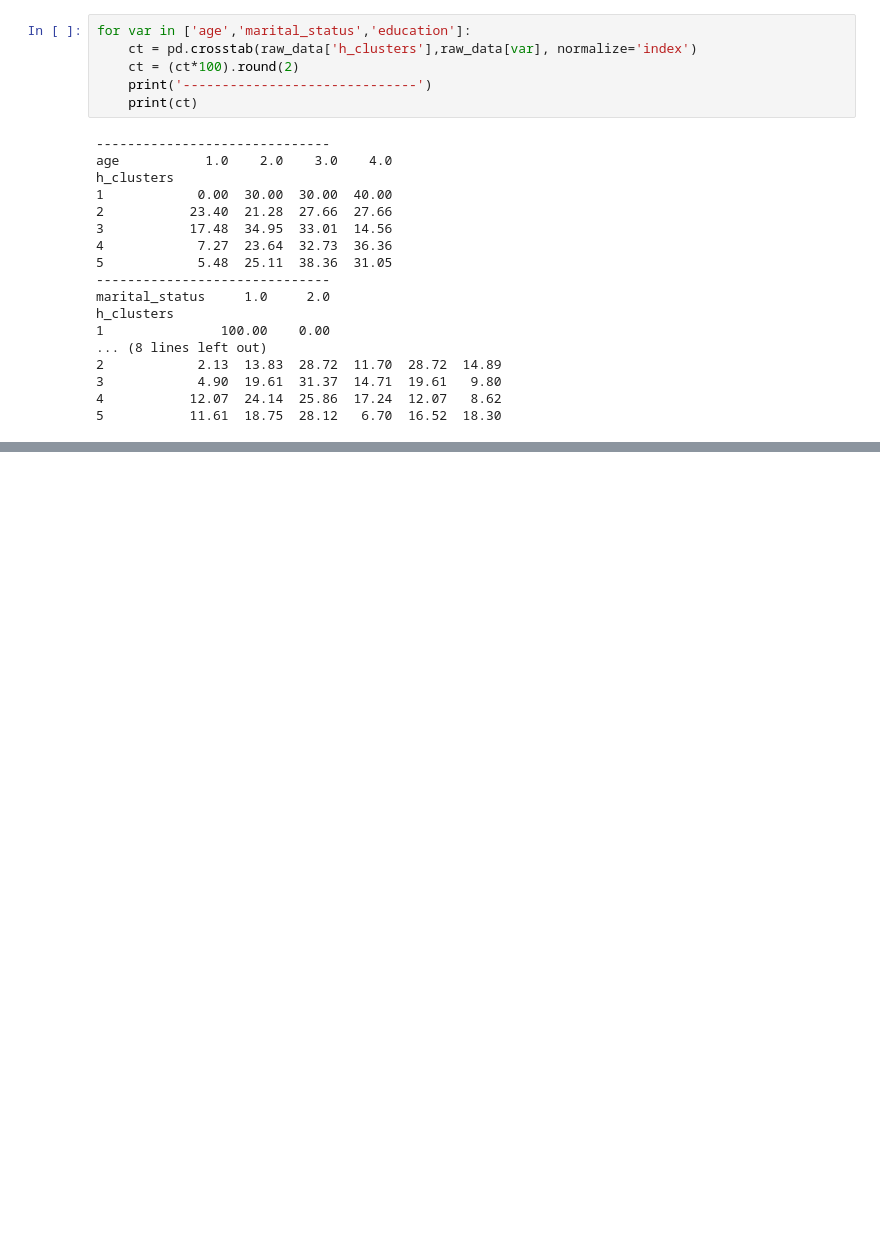
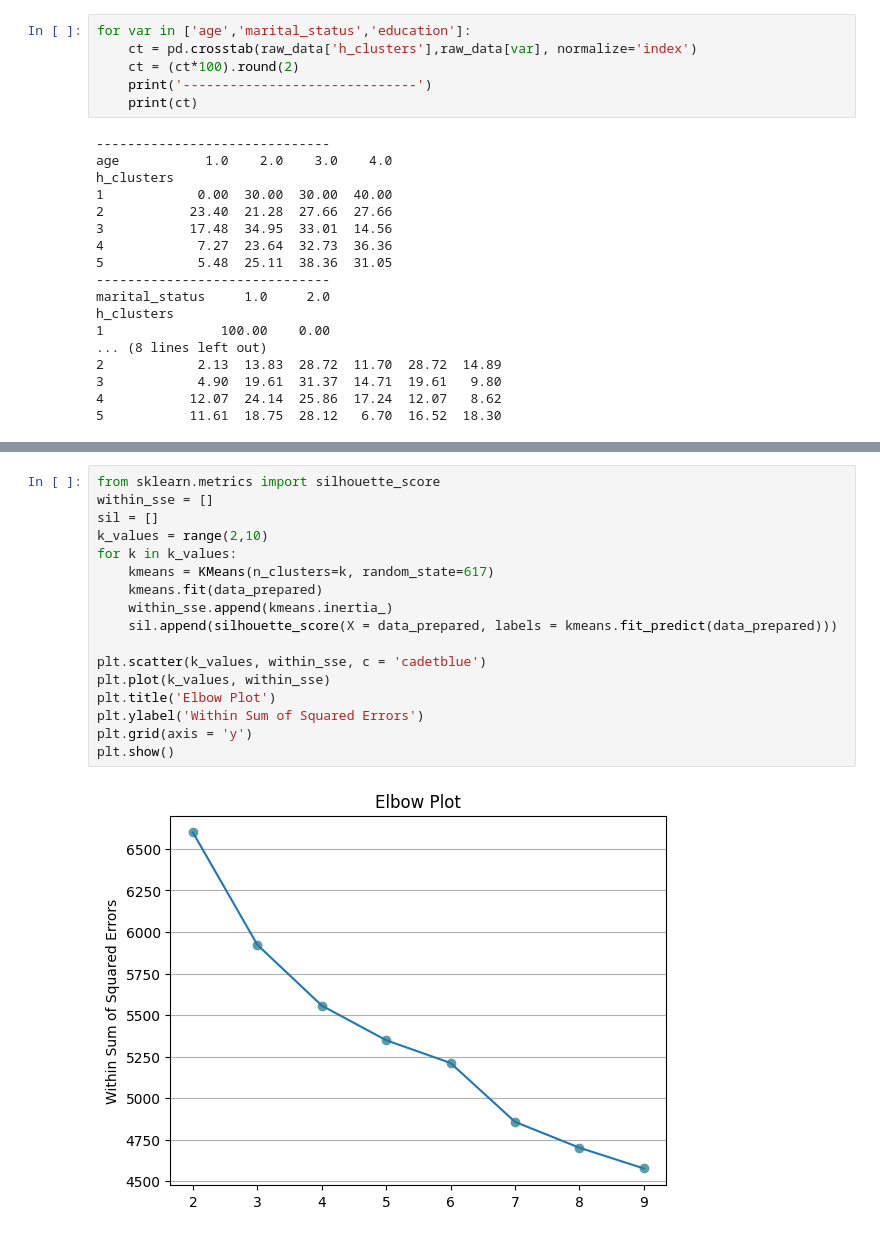
Before and after one commit to AtharvTungatkar/MBA-DAT-617-Data-Science-for-Business, a Jupyter notebook: In Class/clustering.ipynb, the cells around one changed output, grey strips where cells are left out. Saved outputs shown, nothing was run; the diff lists cells and outputs as text; blank space fills up the shorter version.

```diff
--- a/In Class/clustering.ipynb
+++ b/In Class/clustering.ipynb
@@ -182,0 +199,19 @@ h_clusters
+# %%
+from sklearn.metrics import silhouette_score
+within_sse = []
+sil = []
+k_values = range(2,10)
+for k in k_values:
+    kmeans = KMeans(n_clusters=k, random_state=617)
+    kmeans.fit(data_prepared)
+    within_sse.append(kmeans.inertia_)
+    sil.append(silhouette_score(X = data_prepared, labels = kmeans.fit_predict(data_prepared)))
+
+plt.scatter(k_values, within_sse, c = 'cadetblue')
+plt.plot(k_values, within_sse)
+plt.title('Elbow Plot')
+plt.ylabel('Within Sum of Squared Errors')
+plt.grid(axis = 'y')
+plt.show()
+# %% [output]
+[figure, added]
```
Also changed, not shown: parts of 15 cells of this notebook, 3 other files.
